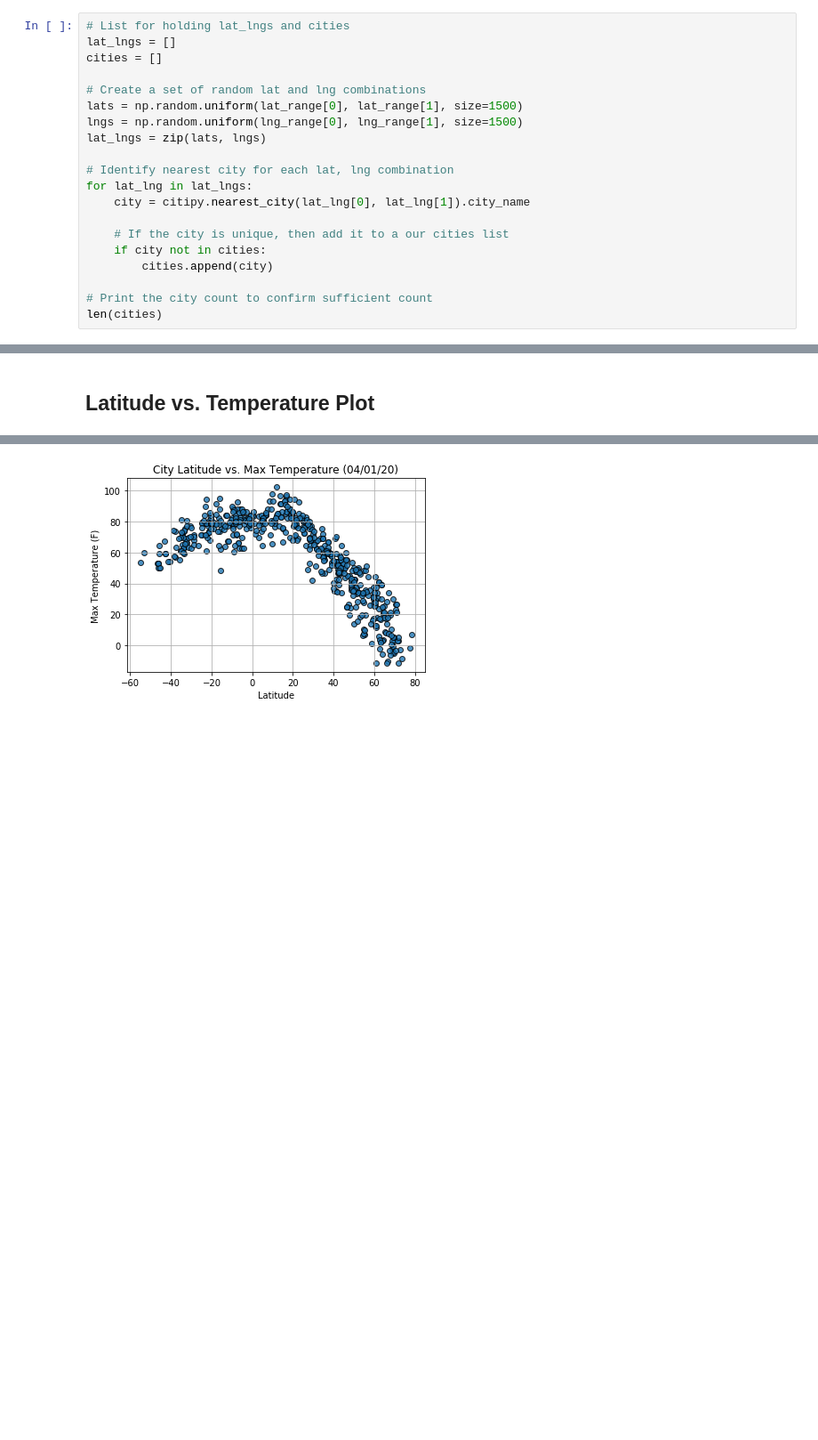
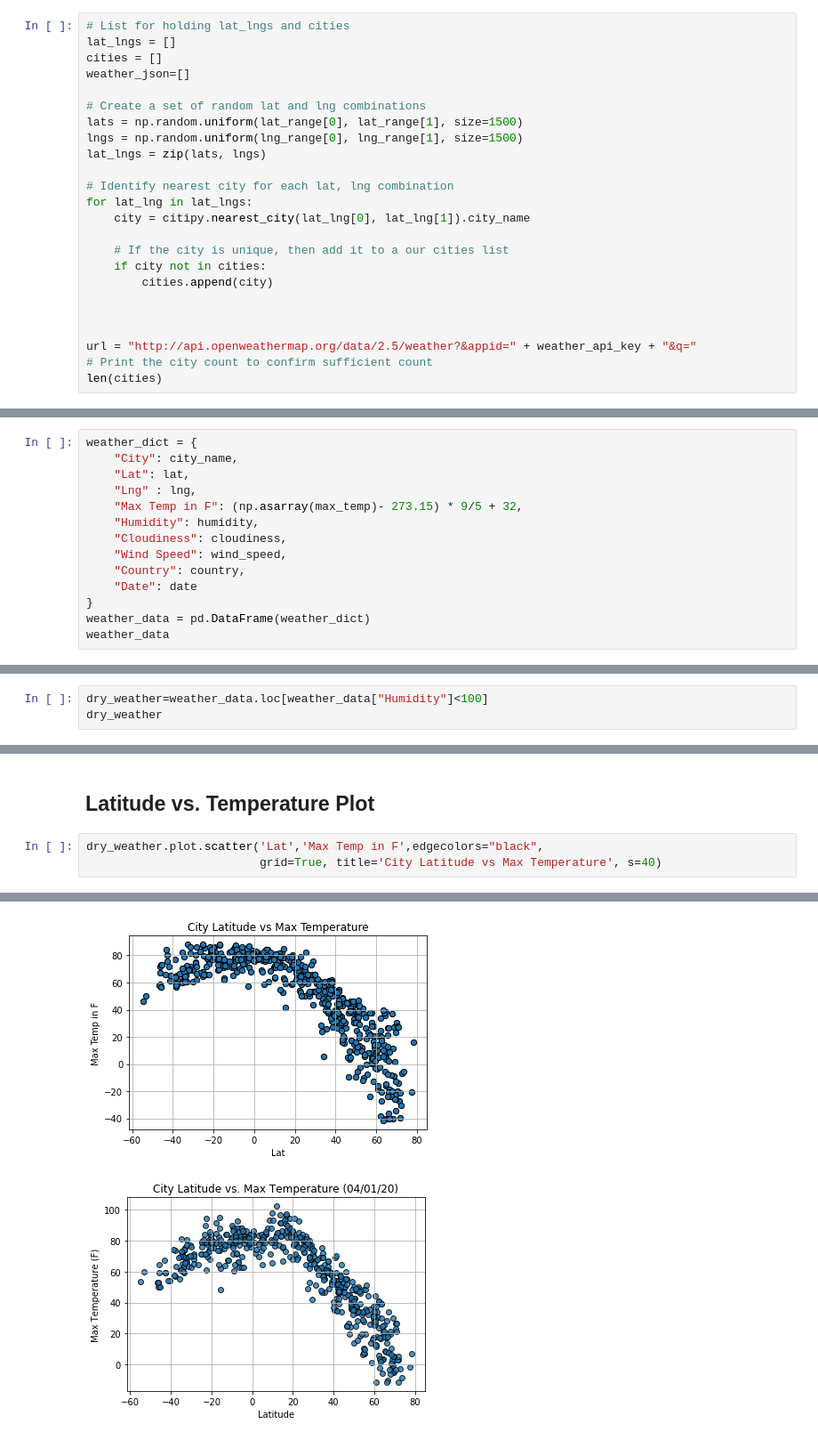
Before and after one commit to Crazyspaceman-hd/Weather_API_project, a Jupyter notebook: WeatherPy/WeatherPy.ipynb, the cells around one changed output, grey strips where cells are left out. Shown at 89% size. Cells and saved outputs as stored; diff of their text form; blank space fills up the shorter version.

Commit message:
WeatherPy done, moving on to VacationPy

```diff
--- a/WeatherPy/WeatherPy.ipynb
+++ b/WeatherPy/WeatherPy.ipynb
@@ -31,6 +32,7 @@ lng_range = (-180, 180)
 # List for holding lat_lngs and cities
 lat_lngs = []
 cities = []
+weather_json=[]
 
 # Create a set of random lat and lng combinations
 lats = np.random.uniform(lat_range[0], lat_range[1], size=1500)
@@ -45,6 +47,9 @@ for lat_lng in lat_lngs:
     if city not in cities:
         cities.append(city)
 
+
+
+url = "http://api.openweathermap.org/data/2.5/weather?&appid=" + weather_api_key + "&q="
 # Print the city count to confirm sufficient count
 len(cities)
 # %% [output]
@@ -75,0 +117,14 @@ cities
+# %%
+weather_dict = {
+    "City": city_name,
+    "Lat": lat,
+    "Lng" : lng,
+    "Max Temp in F": (np.asarray(max_temp)- 273.15) * 9/5 + 32,
+    "Humidity": humidity,
+    "Cloudiness": cloudiness,
+    "Wind Speed": wind_speed,
+    "Country": country,
+    "Date": date
+}
+weather_data = pd.DataFrame(weather_dict)
+weather_data
@@ -75,0 +170,3 @@ cities
+# %%
+dry_weather=weather_data.loc[weather_data["Humidity"]<100]
+dry_weather
@@ -150,3 +219,7 @@ Int64Index([], dtype='int64')
 * Save the plotted figures as .pngs.
 # %% [markdown]
 ## Latitude vs. Temperature Plot
+# %%
+dry_weather.plot.scatter('Lat','Max Temp in F',edgecolors="black",
+                         grid=True, title='City Latitude vs Max Temperature', s=40)
+# %% [output]
@@ -153,3 +227,4 @@ Int64Index([], dtype='int64')
+[figure, added]
 # %%
 # %% [output]
 [figure]
```
Also changed, not shown: parts of 38 cells of this notebook, 1 other file.
